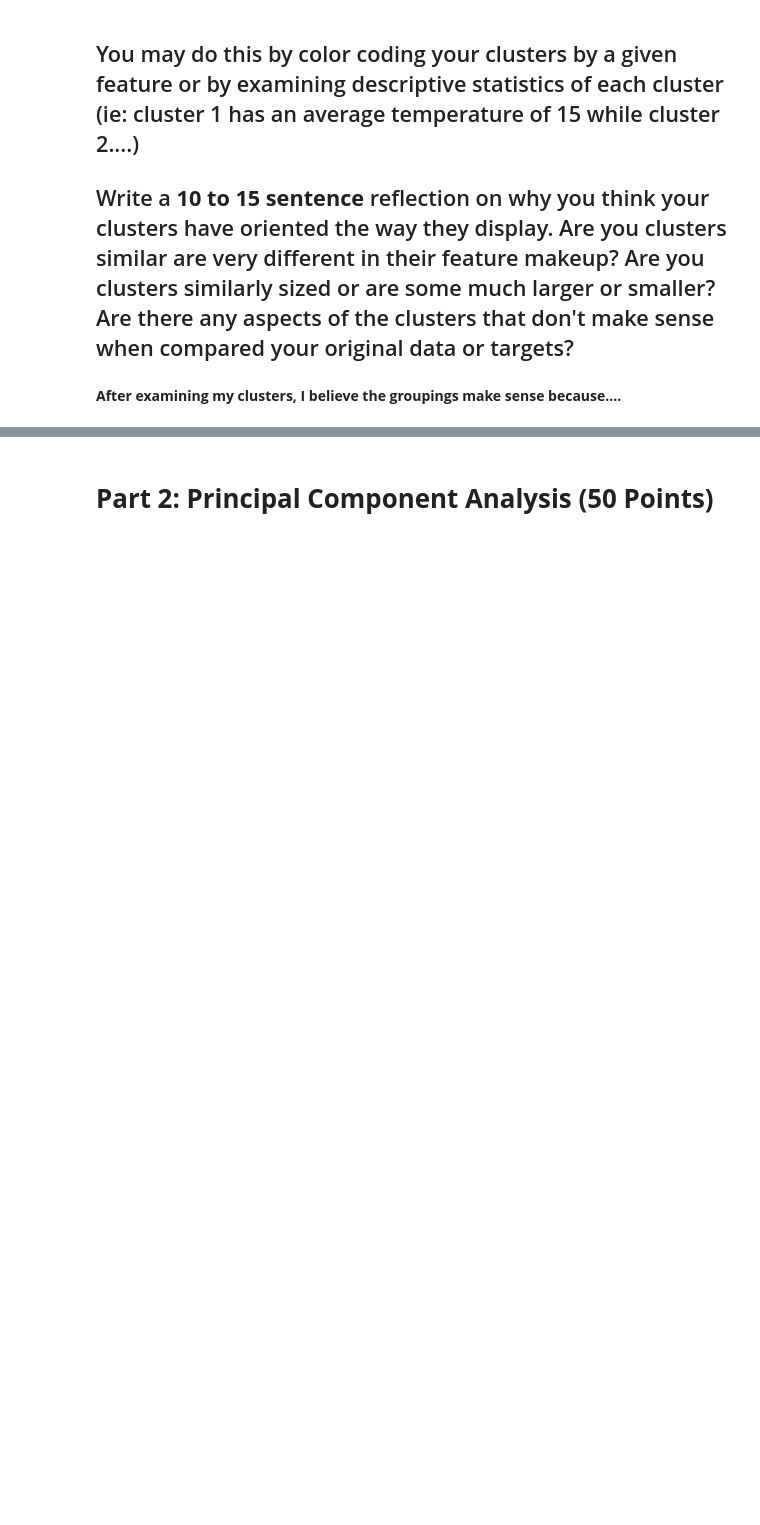
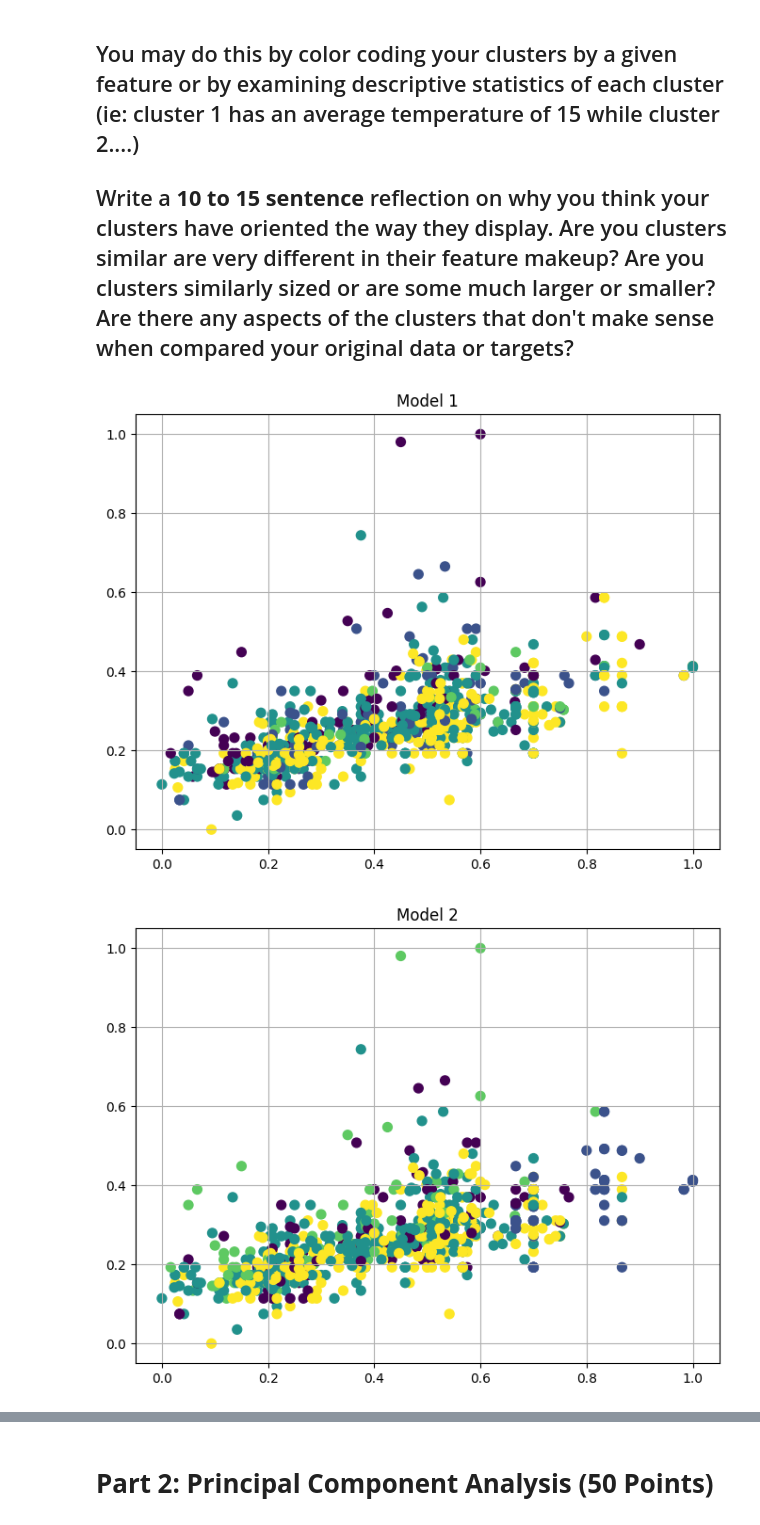
Before and after one commit to tracyhua2/DS3001, a Jupyter notebook: Labs/Lab_4_Unsupervised_Learning.ipynb, the cells around one changed output, grey strips where cells are left out. Cells and saved outputs as stored; diff of their text form; code cells hidden in the pictures; blank space fills up the shorter version.

```diff
--- a/Labs/Lab_4_Unsupervised_Learning.ipynb
+++ b/Labs/Lab_4_Unsupervised_Learning.ipynb
@@ -387,5 +451,19 @@ Text(0.5, 1.0, 'Elbow Plot for Optimal K using Inertia')
 ## You may do this by color coding your clusters by a given feature or by examining descriptive statistics of each cluster (ie: cluster 1 has an average temperature of 15 while cluster 2....)
 
 ## Write a **10 to 15 sentence** reflection on why you think your clusters have oriented the way they display. Are you clusters similar are very different in their feature makeup? Are you clusters similarly sized or are some much larger or smaller? Are there any aspects of the clusters that don't make sense when compared your original data or targets?
-# %% [markdown]
-**After examining my clusters, I believe the groupings make sense because....**
+# %%
+reduced_features = features.iloc[:, 0:3].values
+
+def plot_clusters(preds, title):
+    plt.figure(figsize=(8,6))
+    plt.scatter(reduced_features[:, 0], reduced_features[:, 1], c=preds, cmap='viridis', s=50)
+    plt.title(title)
+    plt.grid(True)
+    plt.show()
+
+plot_clusters(mod1_pred, "Model 1")
+plot_clusters(mod2_pred, "Model 2")
+plot_clusters(mod3_pred, "Model 3")
+# %% [output]
+[figure, added]
+[figure, added]
```
Also changed, not shown: parts of 10 cells of this notebook.
